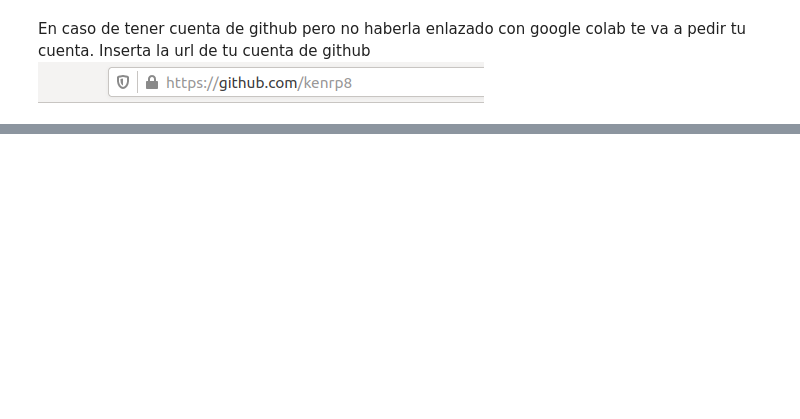
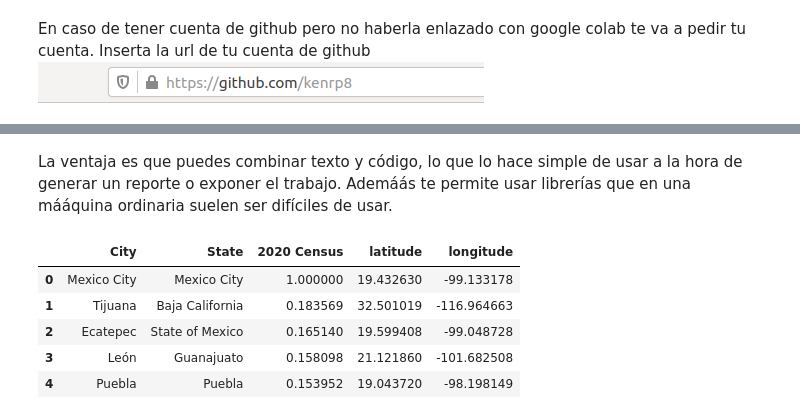
Before and after one commit to kenrp8/Ejemplo, a Jupyter notebook: Ejemplo.ipynb, the cells around one changed output, grey strips where cells are left out. Drawn from its saved outputs; the diff is of its cells as text; code cells hidden in the pictures; blank space fills up the shorter version.

```diff
--- a/Ejemplo.ipynb
+++ b/Ejemplo.ipynb
@@ -65,0 +76,2 @@ En caso de tener cuenta de github pero no haberla enlazado con google colab te v
+# %% [markdown]
+La ventaja es que puedes combinar texto y código, lo que lo hace simple de usar a la hora de generar un reporte o exponer el trabajo. Ademáás te permite usar librerías que en una mááquina ordinaria suelen ser difíciles de usar.
@@ -65,0 +83,30 @@ En caso de tener cuenta de github pero no haberla enlazado con google colab te v
+# %%
+def locations(adress_array):
+  latitude = []
+  longitude = []
+  geolocator = Nominatim(user_agent="can_explorer")
+  for ads in adress_array:
+    location = geolocator.geocode(ads)
+    latitude.append(location.latitude)
+    longitude.append(location.longitude)
+
+  return (latitude, longitude)
+# %%
+# City Adress
+city_array = []
+for c, C in zip(city_data['City'].values, city_data['State'].values):
+  city_array.append(c + ', ' + C)
+
+latitude_c, longitud_c = locations(city_array)
+
+city_data['latitude'] = latitude_c
+city_data['longitude'] = longitud_c
+
+city_data.head()
+# %% [output]
+|  | City | State | 2020 Census | latitude | longitude |
+| 0 | Mexico City | Mexico City | 1.000000 | 19.432630 | -99.133178 |
+| 1 | Tijuana | Baja California | 0.183569 | 32.501019 | -116.964663 |
+| 2 | Ecatepec | State of Mexico | 0.165140 | 19.599408 | -99.048728 |
+| 3 | León | Guanajuato | 0.158098 | 21.121860 | -101.682508 |
+| 4 | Puebla | Puebla | 0.153952 | 19.043720 | -98.198149 |
```
Also changed, not shown: parts of 8 cells of this notebook.
